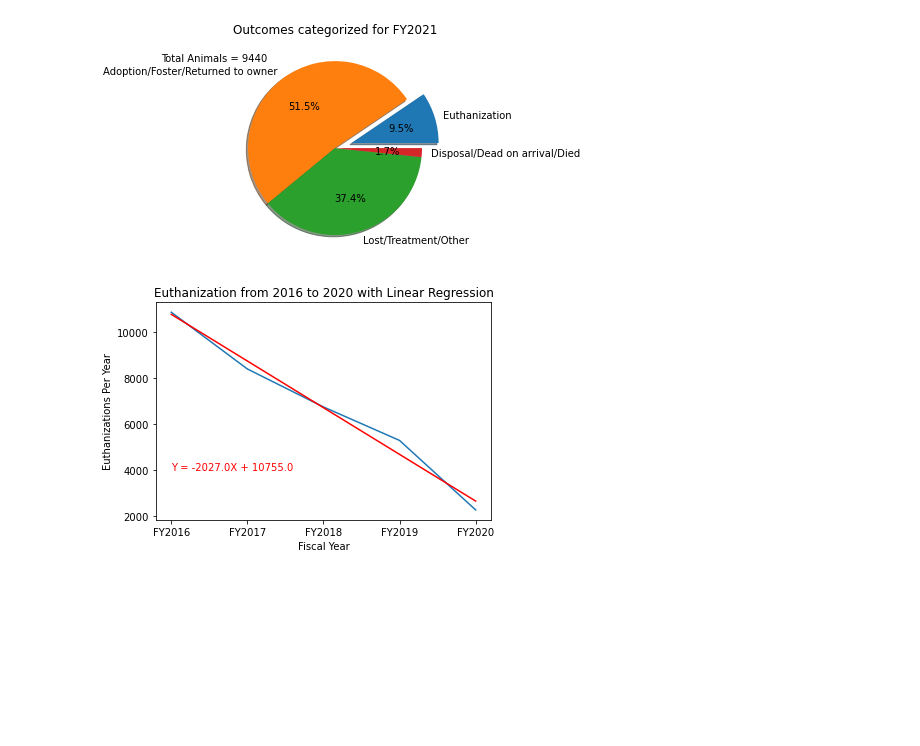
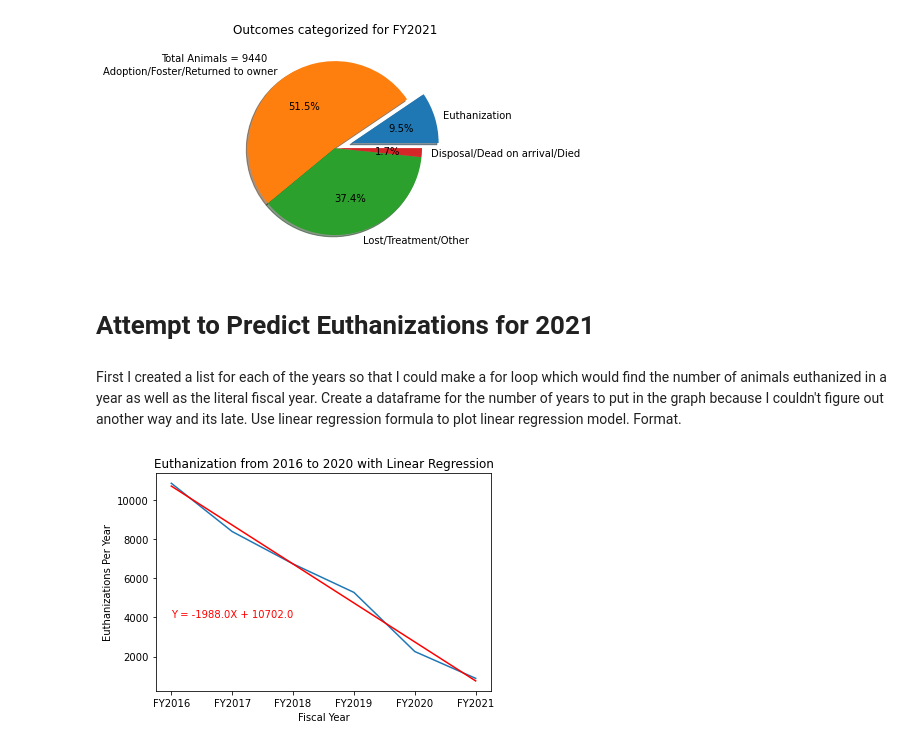
Before and after one commit to jconcha56429/Project1, a Jupyter notebook: Euthanization/Euthanization.ipynb, the cells around one changed output. Drawn from its saved outputs; the diff is of its cells as text; code cells hidden in the pictures; blank space fills up the shorter version.

```diff
--- a/Euthanization/Euthanization.ipynb
+++ b/Euthanization/Euthanization.ipynb
@@ -227,29 +249,37 @@ plt.show()
 outcometype(data_2021)
 # %% [output]
 [figure]
+# %% [markdown]
+# Attempt to Predict Euthanizations for 2021
+# %% [markdown]
+First I created a list for each of the years so that I could make a
+for loop which would find the number of animals euthanized in a year
+as well as the literal fiscal year. Create a dataframe for the number
+of years to put in the graph because I couldn't figure out another way
+and its late. Use linear regression formula to plot linear regression
+model. Format.
 # %%
-years = [data_2016,data_2017,data_2018,data_2019,data_2020]
+years = [data_2016,data_2017,data_2018,data_2019,data_2020,data_2021]
 year_euth_value = []
-year_adopt_value = []
 literal_year = []
 x_values = []
 for year in years:
     year_euth_value.append(len(year.loc[year['Outcome Type'] == 'EUTHANIZED']))
     literal_year.append(year.iloc[1,24])
-x_values = [0,1,2,3,4]
+x_values = [0,1,2,3,4,5]
 onesix = pd.DataFrame()
 onesix['index'] = x_values
-onesix = onesix.iloc[0:5,0]
+onesix = onesix.iloc[0:6,0]
 plt.plot(literal_year,year_euth_value)
 vc_slope, vc_int, vc_r, vc_p, vc_std_err = st.linregress(onesix, year_euth_value)
 vc_fit = vc_slope * onesix + vc_int
 plt.plot(onesix, vc_fit, color = 'r')
 coords = [0,4000]
 plt.annotate(f'Y = {round(vc_slope)}X + {round(vc_int)}', coords,color = 'r')
 plt.title('Euthanization from 2016 to 2020 with Linear Regression')
 plt.xlabel('Fiscal Year')
 plt.ylabel('Euthanizations Per Year')
 plt.savefig('../Output/Euth_LinearR',bbox_inches='tight')
 plt.show()
 # %% [output]
-[figure, old version]
+[figure, new version]
```
Also changed, not shown: parts of 6 cells of this notebook, 1 other file.
